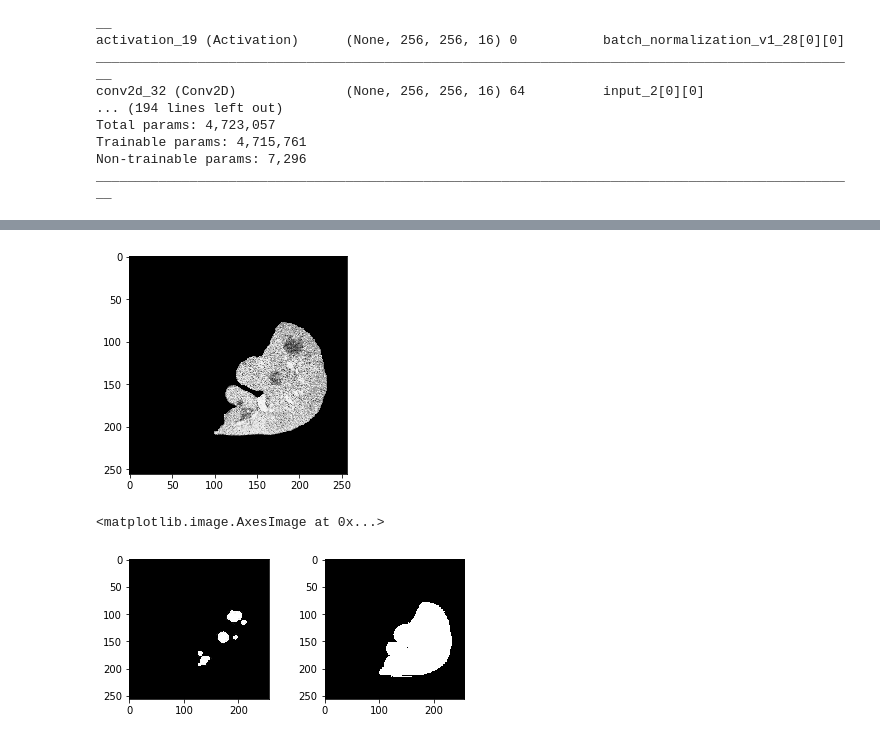
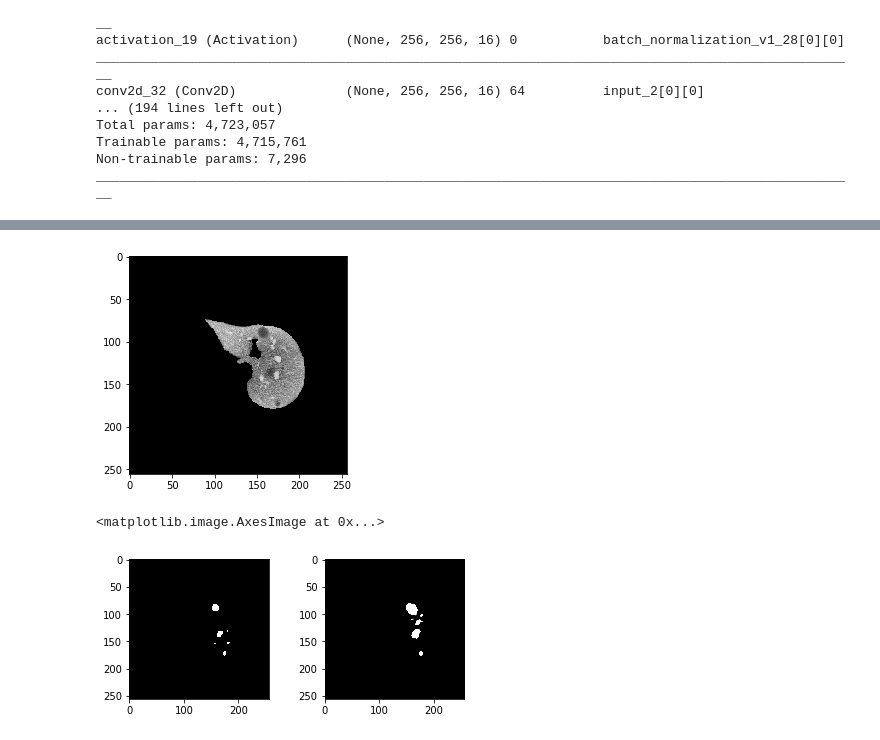
Before and after one commit to AmirZaghloul/Liver-Tumor-Segmentation-using-CNNs, a Jupyter notebook: tumor_CNN.ipynb, the cells around one changed output, grey strips where cells are left out. Drawn from its saved outputs; the diff is of its cells as text; code cells hidden in the pictures.

Commit message:
resunet low accuracy results

```diff
--- a/tumor_CNN.ipynb
+++ b/tumor_CNN.ipynb
@@ -117,18 +128,21 @@ class DataGen(keras.utils.Sequence):
         dicom_image = pydicom.dcmread(image_path)
 
         image = step1_preprocess_img_slice(dicom_image.pixel_array)
-        image = normalize_image(image)
+
         liver_mask_id = id_name.split('_')
         liver_mask = pydicom.dcmread(os.path.join(mask_path, liver_mask_id[0]+'_liver', id_name)).pixel_array
 
+        image = np.multiply(image,np.clip(liver_mask,0,1))
 
-        image[liver_mask == 0.0] = 0.0
+#         image[liver_mask == 0] = 0
+#         image[liver_mask == 1] = 1
         image = np.array(Image.fromarray(image).resize([image_size, image_size])).astype(IMG_DTYPE)
         mask = cv2.imread(os.path.join(masks_path,'merged_livertumors', id_name+'.jpg'))
 
         mask = cv2.cvtColor(mask, cv2.COLOR_BGR2GRAY)
+        retval, mask = cv2.threshold(mask, 100, 255, cv2.THRESH_BINARY)
         mask = np.array(Image.fromarray(mask).resize([image_size, image_size])).astype(IMG_DTYPE)
-#         image[mask == 0.0] = 0.0
+        mask = mask // 255
 
         mask = mask[:, :, np.newaxis]
 
@@ -164,7 +178,7 @@ class DataGen(keras.utils.Sequence):
 image_size =  256
 train_path = "train"
 batch_size = 8
-epochs = 3
+epochs = 5
 ## Training Ids
 images = []
 for file in os.listdir(os.path.join(train_path, "patients")):
@@ -209,6 +238,6 @@ def step1_preprocess_img_slice(img_slc):
     return img_slc
 # %%
 gen = DataGen(train_ids, train_path, batch_size=batch_size, image_size=image_size)
-x, y = gen.__getitem__(1)
+x, y = gen.__getitem__(4)
 print(x.shape,y.shape)
 # %% [output]
@@ -354,7 +386,7 @@ def dice_coef_loss(y_true, y_pred):
 # %%
 model = ResUNet()
 adam = keras.optimizers.Adam()
-model.compile(optimizer=adam, loss="binary_crossentropy", metrics=["acc"])
+model.compile(optimizer=adam, loss=dice_coef_loss, metrics=["acc", dice_coef])
 model.summary()
 # %% [output]
 __________________________________________________________________________________________________
@@ -405,14 +443,14 @@ Epoch 3/3
 
 # del model
 # %%
-x, y = valid_gen.__getitem__(8)
+x, y = valid_gen.__getitem__(1)
 result = model.predict(x)
 
-result = result > 0.5
+# result = result > 0.5
 
 imshow(x[1])
 # %% [output]
-[figure, old version]
+[figure, new version]
 # %%
 fig = plt.figure()
 fig.subplots_adjust(hspace=0.4, wspace=0.4)
@@ -424,4 +462,4 @@ ax = fig.add_subplot(1, 2, 2)
 ax.imshow(np.reshape(result[1]*255, (image_size, image_size)), cmap="gray")
 # %% [output]
 <matplotlib.image.AxesImage at 0x...>
-[figure, old version]
+[figure, new version]
```
Also changed, not shown: parts of 10 cells of this notebook, 2 other files.
